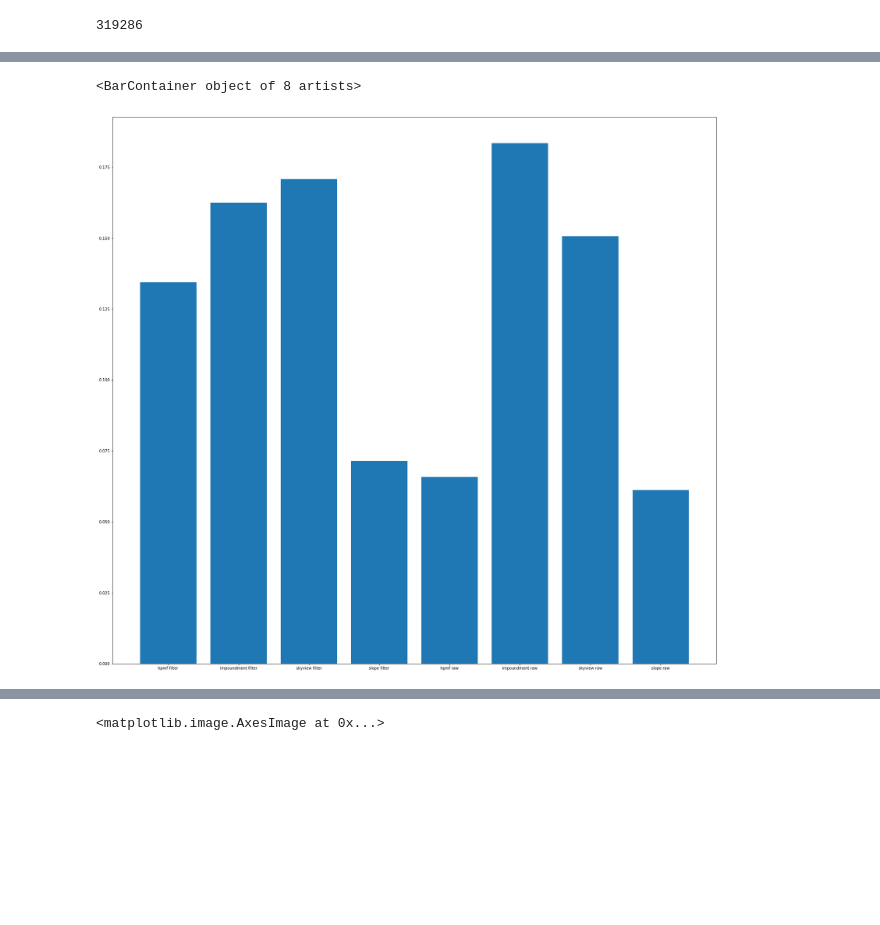
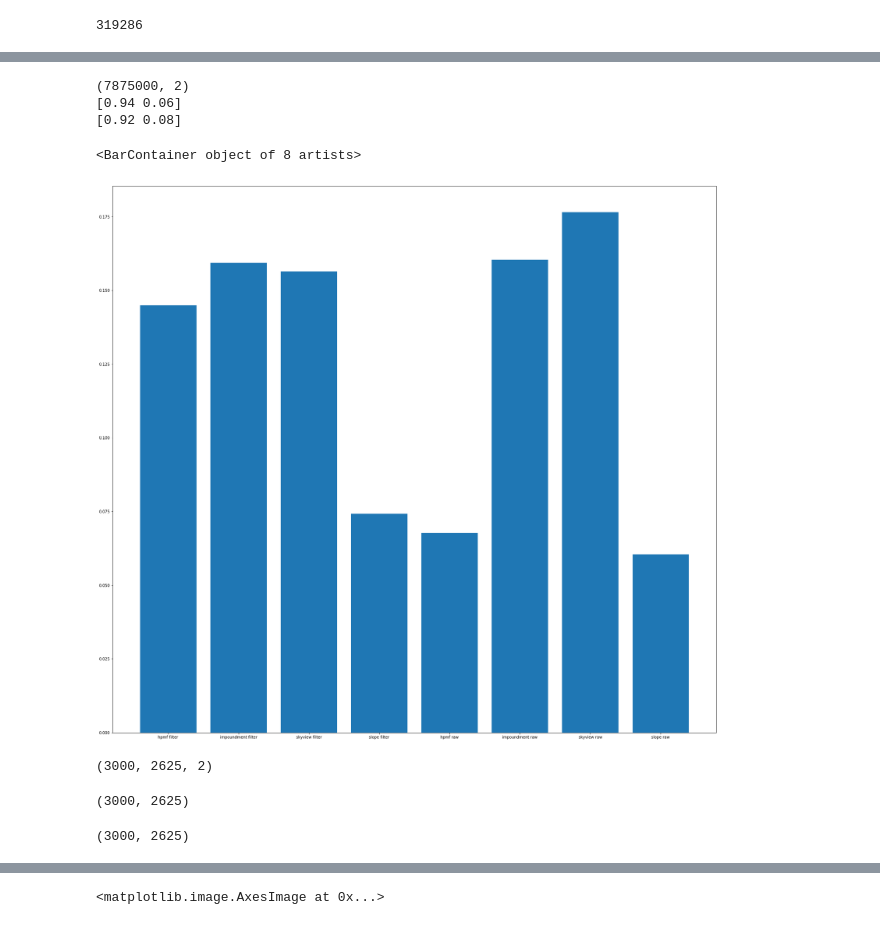
Before and after one commit to jonatan-flyckt/bachelors-thesis-playground, a Jupyter notebook: jonatan_features/random_forest.ipynb, the cells around one changed output, grey strips where cells are left out. Drawn from its saved outputs; the diff is of its cells as text; code cells hidden in the pictures; blank space fills up the shorter version.

```diff
--- a/jonatan_features/random_forest.ipynb
+++ b/jonatan_features/random_forest.ipynb
@@ -213,3 +252,5 @@ dump(clf, "../classifiers/190304RF_Classifier_zone_2_3_balanced_3500smallZones_1
+# %%
+clfFile = load("../classifiers/190304_RF_Classifier_zone_2_3_balanced_21000smallZones.joblib")
 # %%
 from sklearn.metrics import accuracy_score,recall_score,confusion_matrix
 
@@ -226,0 +270,8 @@ print(confusion_matrix(y_test,y_pred))
+# %%
+print(predictProba.shape)
+print(predictProba[0])
+print(predictProba[500])
+# %% [output]
+(7875000, 2)
+[0.94 0.06]
+[0.92 0.08]
@@ -227,6 +298,6 @@ print(confusion_matrix(y_test,y_pred))
 # %%
 plt.figure(num=None, figsize=(28,26), facecolor='w', edgecolor='k')
-plt.bar(["hpmf filter","impoundment filter","skyview filter","slope filter","hpmf raw","impoundment raw","skyview raw","slope raw"],clf.feature_importances_)
+plt.bar(["hpmf filter","impoundment filter","skyview filter","slope filter","hpmf raw","impoundment raw","skyview raw","slope raw"],clfFile.feature_importances_)
 # %% [output]
 <BarContainer object of 8 artists>
-[figure, old version]
+[figure, new version]
@@ -233,3 +306,15 @@ plt.bar(["hpmf filter","impoundment filter","skyview filter","slope filter","hpm
+# %%
+predictProba.shape
+# %% [output]
+(3000, 2625, 2)
+# %%
+predictionZonesArr = probaToZones(predictProba, 6)
+# %% [output]
+(3000, 2625)
+# %%
+predictionZonesArr.shape
+# %% [output]
+(3000, 2625)
 # %%
 plt.figure(num=None, figsize=(28,26), facecolor='w', edgecolor='k')
 predictionArr = y_pred.reshape(3000, 2625)
```
Also changed, not shown: parts of 23 cells of this notebook.
